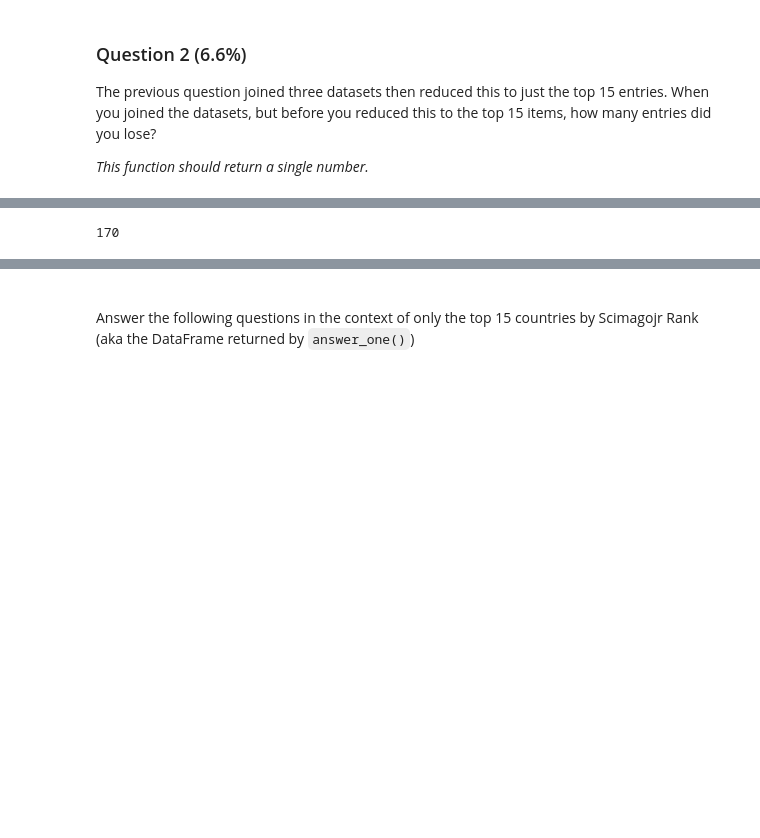
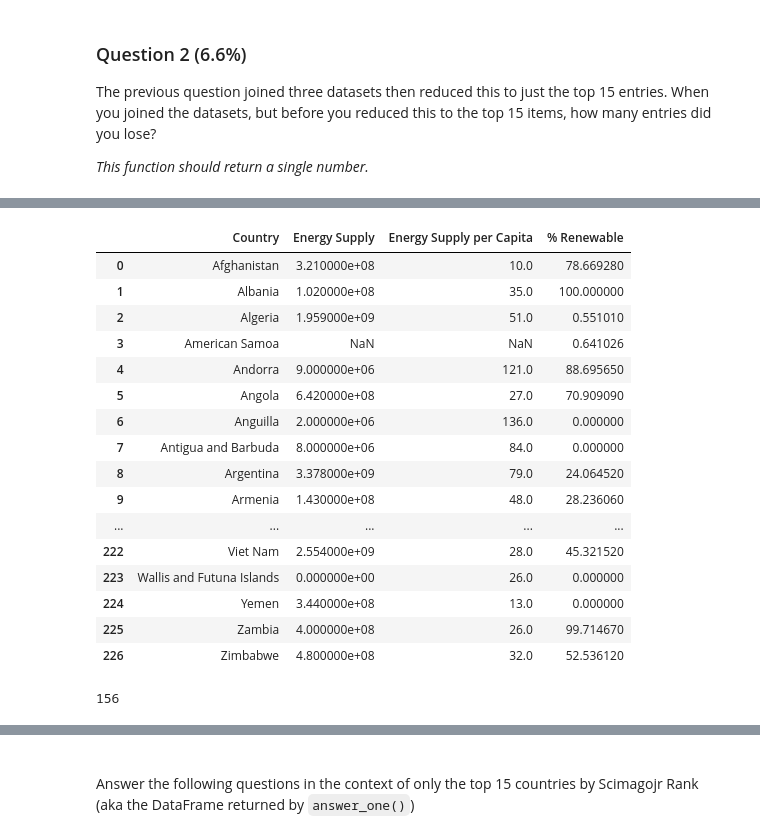
Before and after one commit to Ficke/IntroDataSciPy, a Jupyter notebook: Assignment 3.ipynb, the cells around one changed output, grey strips where cells are left out. Cells and saved outputs as stored; diff of their text form; code cells hidden in the pictures; blank space fills up the shorter version.

```diff
--- a/Assignment 3.ipynb
+++ b/Assignment 3.ipynb
@@ -227,12 +229,56 @@ The previous question joined three datasets then reduced this to just the top 15
 </svg>
 # %% [output]
 [interactive output not drawn]
+# %%
+import pandas as pd
+import numpy as np
+#Import Energy Data
+energy = pd.read_excel('Energy Indicators.xls',skipfooter=38, skiprows=17, usecols=range(2,8))
+
+#Format Names/Clean Data
+energy.columns = ['Country', 'Energy Supply', 'Energy Supply per Capita', '% Renewable']
+energy = energy.replace("...",np.NaN)
+energy['Energy Supply'] = energy['Energy Supply']*1000000
+energy['Country'] = energy['Country'].str.extract('(^[^(\d]+)', expand=False).str.strip()
+energy['Country'] = energy['Country'].replace({"Republic of Korea": "South Korea",
+                                       "United States of America": "United States",
+                                       "United Kingdom of Great Britain and Northern Ireland": "United Kingdom",
+                                       "China, Hong Kong Special Administrative Region": "Hong Kong"})
+
+#Import GDP Data
+GDP = pd.read_csv('world_bank.csv', skiprows=4)
+GDP['Country Name'] = GDP['Country Name'].replace({"Korea, Rep.": "South Korea",
+                                                   "Iran, Islamic Rep.": "Iran",
+                                                   "Hong Kong SAR, China": "Hong Kong"})
+
+energy
+# %% [output]
+|  | Country | Energy Supply | Energy Supply per Capita | % Renewable |
+| 0 | Afghanistan | 3.210000e+08 | 10.0 | 78.669280 |
+| 1 | Albania | 1.020000e+08 | 35.0 | 100.000000 |
+| 2 | Algeria | 1.959000e+09 | 51.0 | 0.551010 |
+| 3 | American Samoa | NaN | NaN | 0.641026 |
+| 4 | Andorra | 9.000000e+06 | 121.0 | 88.695650 |
+| 5 | Angola | 6.420000e+08 | 27.0 | 70.909090 |
+| 6 | Anguilla | 2.000000e+06 | 136.0 | 0.000000 |
+| 7 | Antigua and Barbuda | 8.000000e+06 | 84.0 | 0.000000 |
+| 8 | Argentina | 3.378000e+09 | 79.0 | 24.064520 |
+| 9 | Armenia | 1.430000e+08 | 48.0 | 28.236060 |
+| ... | ... | ... | ... | ... |
+| 222 | Viet Nam | 2.554000e+09 | 28.0 | 45.321520 |
+| 223 | Wallis and Futuna Islands | 0.000000e+00 | 26.0 | 0.000000 |
+| 224 | Yemen | 3.440000e+08 | 13.0 | 0.000000 |
+| 225 | Zambia | 4.000000e+08 | 26.0 | 99.714670 |
+| 226 | Zimbabwe | 4.800000e+08 | 32.0 | 52.536120 |
 # %%
 def answer_two():
+
+
     import pandas as pd
     import numpy as np
+    pd.set_option('display.max_rows', 500)
     #Import Energy Data
-    energy = pd.read_excel('Energy Indicators.xls',skipfooter=38, skiprows=17, usecols="C:F")
+    energy = pd.read_excel('Energy Indicators.xls',skipfooter=38, skiprows=17, usecols=range(2,8))
 
     #Format Names/Clean Data
     energy.columns = ['Country', 'Energy Supply', 'Energy Supply per Capita', '% Renewable']
@@ -242,31 +288,27 @@ def answer_two():
     energy['Country'] = energy['Country'].replace({"Republic of Korea": "South Korea",
                                            "United States of America": "United States",
                                            "United Kingdom of Great Britain and Northern Ireland": "United Kingdom",
-                                           "China, Hong Kong Special Administrative Region3": "Hong Kong"})
+                                           "China, Hong Kong Special Administrative Region": "Hong Kong"})
 
     #Import GDP Data
     GDP = pd.read_csv('world_bank.csv', skiprows=4)
-    GDP['Country Name'] = GDP['Country Name'].replace({"Korea, Rep.": "South Korea",
+    GDP['Country'] = GDP['Country Name'].replace({"Korea, Rep.": "South Korea",
                                                        "Iran, Islamic Rep.": "Iran",
                                                        "Hong Kong SAR, China": "Hong Kong"})
 
     # Import ScimEn data
     ScimEn = pd.read_excel('scimagojr-3.xlsx')
 
+    #outer join
+    outer = len(pd.concat([ScimEn['Country'],energy['Country'],GDP['Country']]).unique())
 
+    #inner join
+    inner = GDP.merge(
+        energy, left_on='Country', right_on='Country', how='inner').merge(
+        ScimEn, left_on='Country', right_on='Country', how='inner')
 
-
-    outer = GDP.merge(
-    energy, left_on='Country Name', right_on='Country',how='outer').merge(
-    ScimEn,left_on='Country Name',right_on='Country',how='outer').set_index('Country Name')
-
-    inner = GDP.merge(
-    energy, left_on='Country Name', right_on='Country',how='inner').merge(
-    ScimEn,left_on='Country Name',right_on='Country',how='inner').set_index('Country Name')
-
-    return len(outer.index)-len(inner.index)
-
+    return outer - len(inner)
 
 answer_two()
 # %% [output]
-170
+156
```
Also changed, not shown: parts of 15 cells of this notebook.
